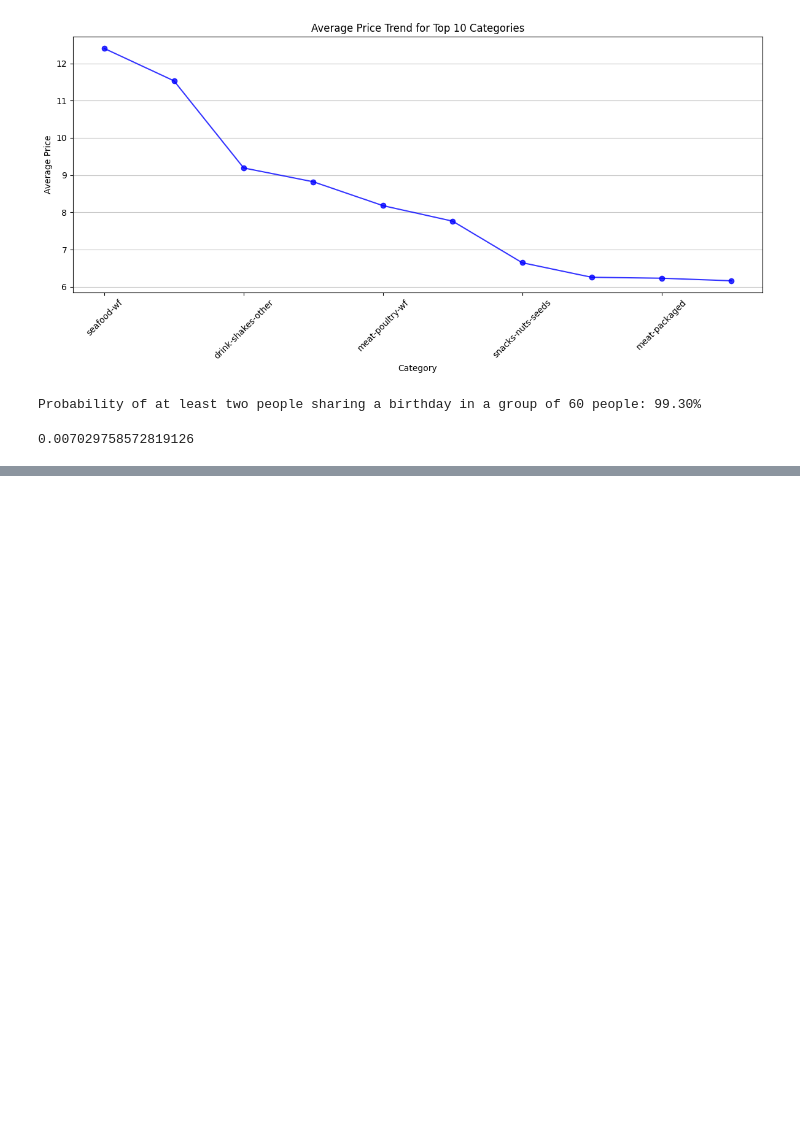
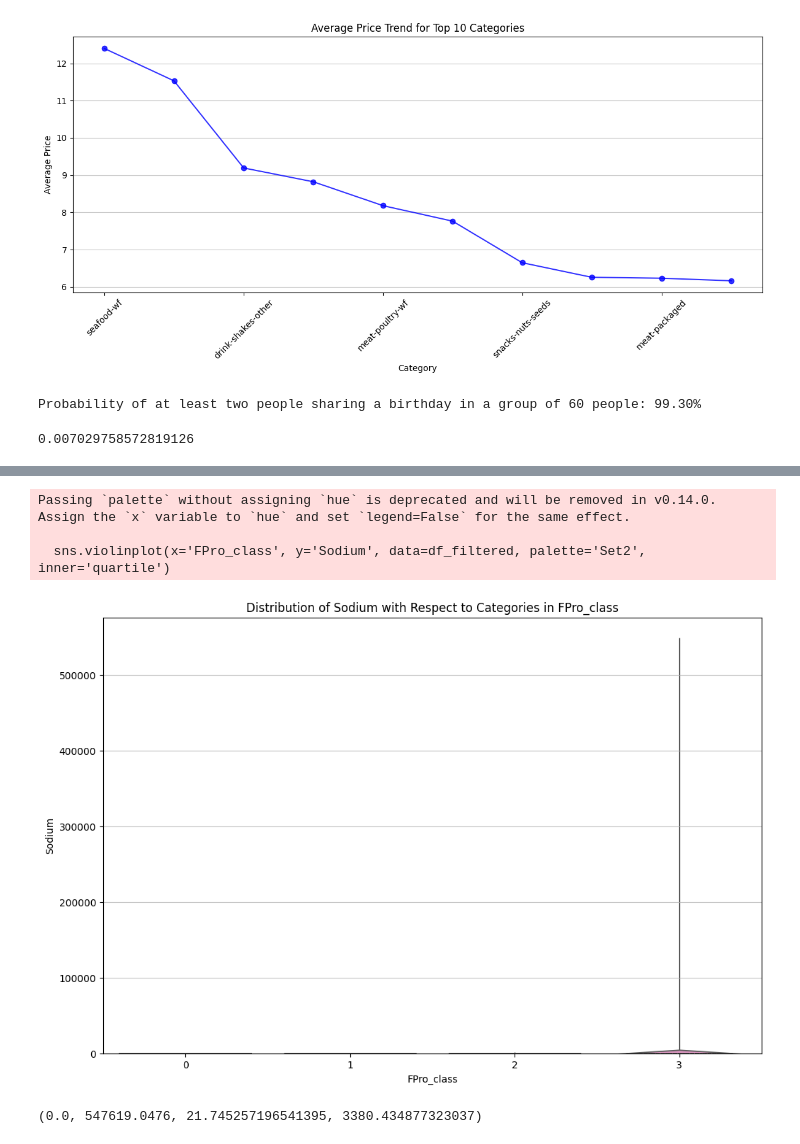
Before and after one commit to KrazyKats/dsc_106, a Jupyter notebook: Proj 1/proj1.ipynb, the cells around one changed output, grey strips where cells are left out. Saved outputs shown, nothing was run; the diff lists cells and outputs as text; code cells hidden in the pictures; blank space fills up the shorter version.

```diff
--- a/Proj 1/proj1.ipynb
+++ b/Proj 1/proj1.ipynb
@@ -175,0 +223,36 @@ Estimated probability that 3 points lie within a semicircle: 0.7497
+# %%
+# Define a function to filter out outliers using IQR
+def filter_outliers(df, column):
+    Q1 = df[column].quantile(0.25)
+    Q3 = df[column].quantile(0.75)
+    IQR = Q3 - Q1
+    lower_bound = Q1 - 1.5 * IQR
+    upper_bound = Q3 + 1.5 * IQR
+    return df[(df[column] >= lower_bound) & (df[column] <= upper_bound)]
+
+# Filter out outliers for Sodium
+df_filtered = filter_outliers(df, 'Sodium')
+df_filtered = df.copy()
+
+# Reorder x-axis by ascending order of FPro_class
+df_filtered['FPro_class'] = pd.to_numeric(df_filtered['FPro_class'], errors='coerce')
+df_filtered = df_filtered.sort_values('FPro_class')
+
+# Plot violin plot
+plt.figure(figsize=(12, 8))
+sns.violinplot(x='FPro_class', y='Sodium', data=df_filtered, palette='Set2', inner='quartile')
+plt.ylim(bottom=0)  # Cut off the plot at y=0
+plt.title('Distribution of Sodium with Respect to Categories in FPro_class')
+plt.xlabel('FPro_class')
+plt.ylabel('Sodium')
+plt.grid(axis='y', alpha=0.75)
+plt.show()
+# %% [output]
+Passing `palette` without assigning `hue` is deprecated and will be removed in v0.14.0. Assign the `x` variable to `hue` and set `legend=False` for the same effect.
+
+  sns.violinplot(x='FPro_class', y='Sodium', data=df_filtered, palette='Set2', inner='quartile')
+[figure, added]
+# %%
+df["Sodium"].min(), df["Sodium"].max(), df["Sodium"].mean(), df["Sodium"].std()
+# %% [output]
+(0.0, 547619.0476, 21.745257196541395, 3380.434877323037)
```
Also changed, not shown: parts of 7 cells of this notebook, 1 other file.
